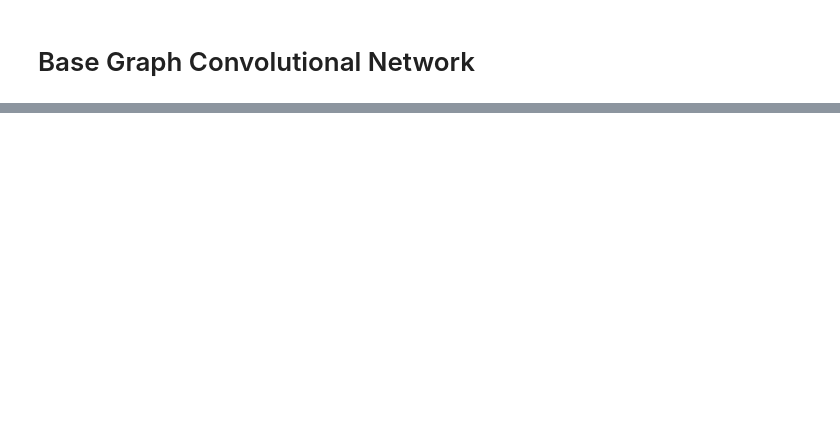
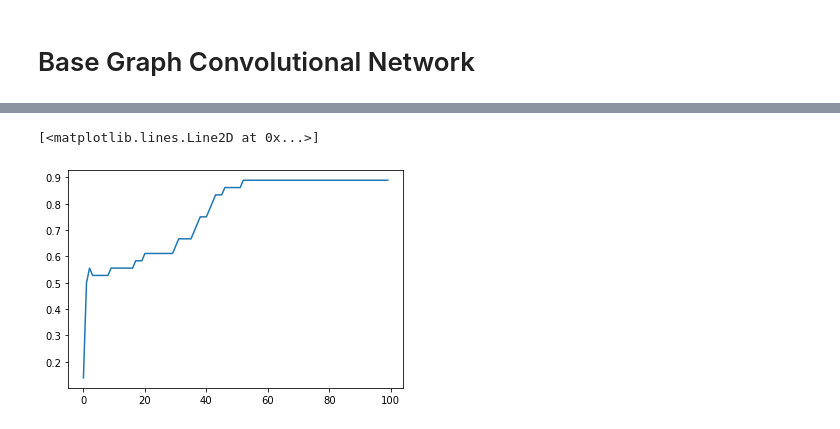
Before and after one commit to Janneke13/Master-Thesis-Graph-Representation, a Jupyter notebook: GCN_test.ipynb, the cells around one changed output, grey strips where cells are left out. Cells and saved outputs as stored; diff of their text form; code cells hidden in the pictures; blank space fills up the shorter version.

```diff
--- a/GCN_test.ipynb
+++ b/GCN_test.ipynb
@@ -69,0 +80,5 @@ plt.plot(loss_list)
+# %%
+plt.plot(acc_list)
+# %% [output]
+[<matplotlib.lines.Line2D at 0x...>]
+[figure, added]
```
Also changed, not shown: parts of 12 cells of this notebook, 5 other files.
